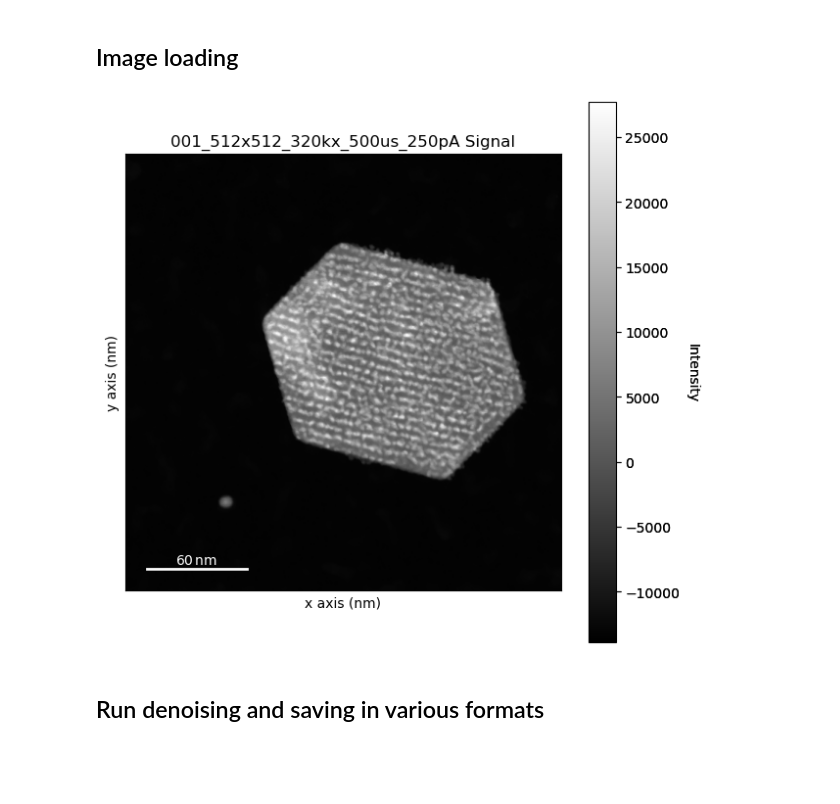
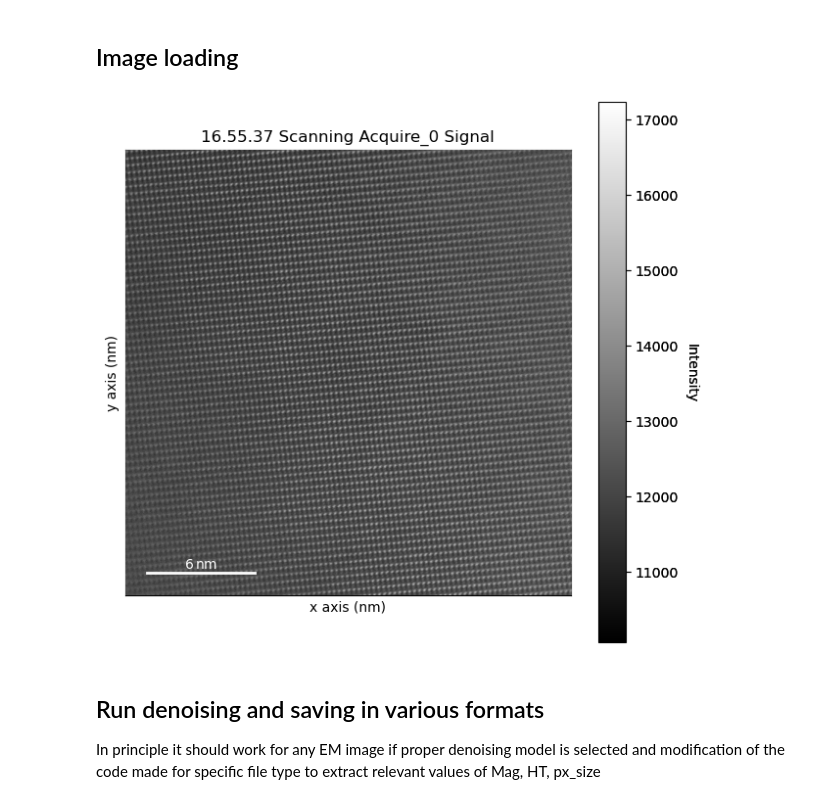
Before and after one commit to DexterChe/EM_images_denoising_workflows_by_NN, a Jupyter notebook: Single_image_DM_version.ipynb, the cells around one changed output. Drawn from its saved outputs; the diff is of its cells as text; code cells hidden in the pictures; blank space fills up the shorter version.

Commit message:
Imroved code for denoising of single image

```diff
--- a/Single_image_DM_version.ipynb
+++ b/Single_image_DM_version.ipynb
@@ -25,9 +25,8 @@ import tensorflow as tf
 # %%
 # * Specify the file to denoise
-image_file = '/Users/dmitrychezganov/Library/CloudStorage/SynologyDrive-Macbook1/Work_EMAT/Images4segmentation/EBIC_Sara/Sample 4/001_512x512_320kx_500us_250pA.dm3'
-# image_file = '/Volumes/industry/industry08/Microscope_data/Request 2024-05 (TiS2)/20240621 (TiS2_SSE_70_30 Osiris)/TEM_STEM/TEM/14.05.03 CCD Acquire.emi'
+image_file = '/images/dm3/16.55.37 Scanning Acquire_0.dm3'
 # * Specify the folder to save the results
-output_folder = '/Users/dmitrychezganov/Library/CloudStorage/SynologyDrive-Macbook1/Work_EMAT/Images4segmentation/EBIC_Sara/Sample 4/denoising_single image/'
+output_folder = '/images/dm3/denoising_single image/'
 
 # * Output folder
 folder_to_save = nn.make_folder(output_folder, 'denoised_images')
@@ -44,11 +44,13 @@ Maximum image size which fits into GPU memory: 1024
 # %%
 %matplotlib inline
 s = nn.hs.load(image_file)
-s.inav[1].plot()
+# s.inav[1].plot()
+s.plot()
 # %% [output]
-[figure, old version]
+[figure, new version]
 # %% [markdown]
 ## Run denoising and saving in various formats
+In principle it should work for any EM image if proper denoising model is selected and modification of the code made for specific file type to extract relevant values of Mag, HT, px_size
 # %%
 # time it
 import time
```
Also changed, not shown: parts of 4 cells of this notebook.
